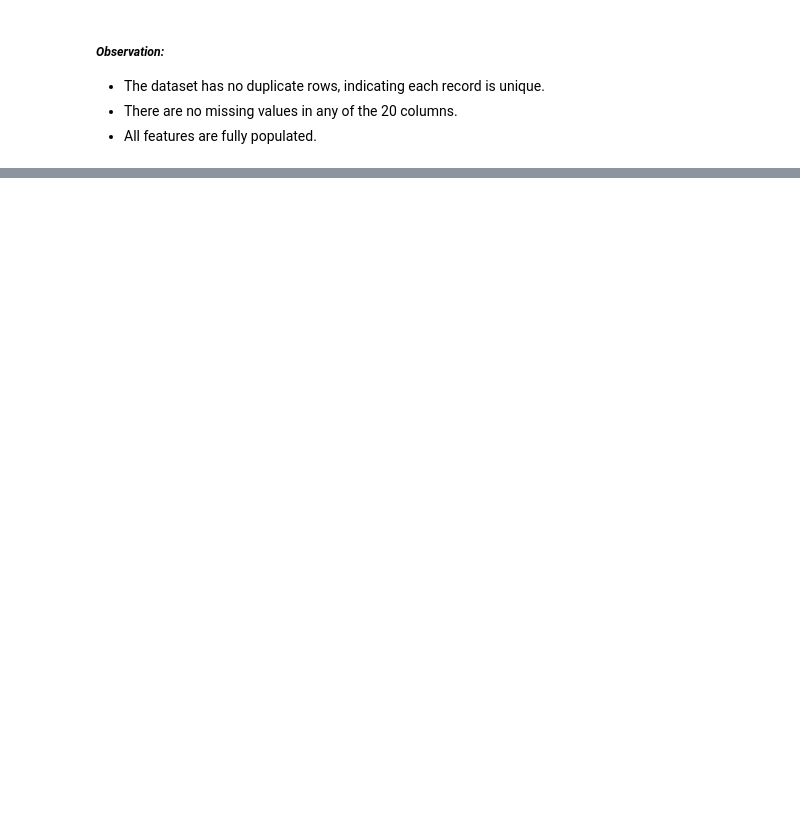
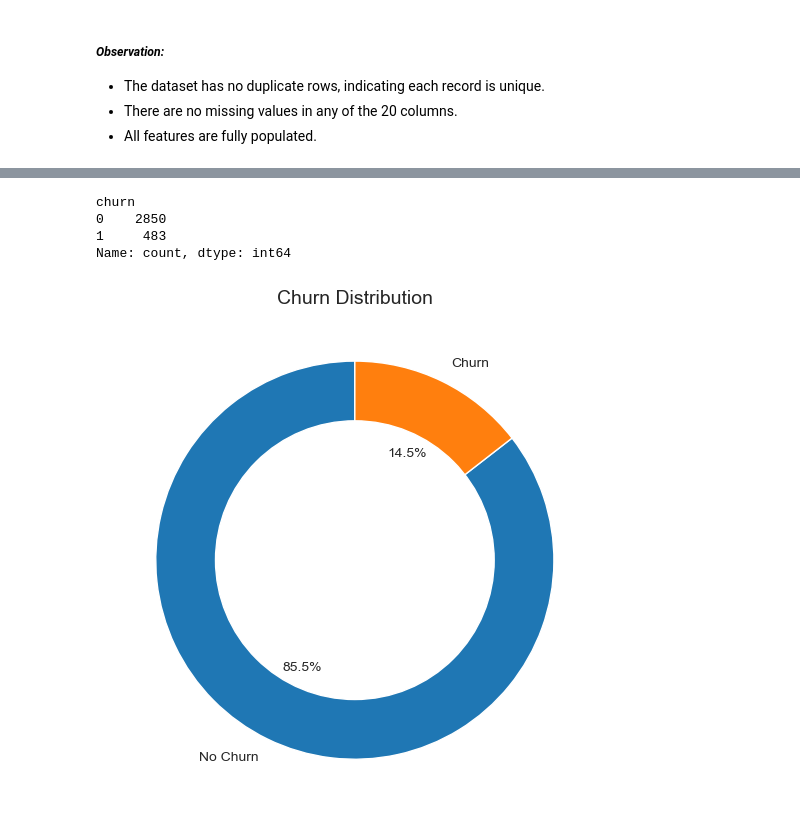
Before and after one commit to Vain-Guy/SyriaTel-Customer-Churn, a Jupyter notebook: Notebooks/index.ipynb, the cells around one changed output, grey strips where cells are left out. Drawn from its saved outputs; the diff is of its cells as text; code cells hidden in the pictures; blank space fills up the shorter version.

```diff
--- a/Notebooks/index.ipynb
+++ b/Notebooks/index.ipynb
@@ -21,8 +21,9 @@ import pandas as pd          # Data manipulation
 
 # Visualization
 import matplotlib.pyplot as plt
-plt.style.use('seaborn-v0_8-whitegrid')
+#plt.style.use('seaborn-v0_8-whitegrid')
 import seaborn as sns
+sns.set_style('darkgrid')
 
 # String manipulation
 import re
@@ -262,0 +289,34 @@ dtype: int64
+# %%
+# Map churn boolean to integer
+data['churn'] = data['churn'].map({False: 0, True: 1})
+
+# Check distribution
+churn_counts = data['churn'].value_counts()
+display(churn_counts)
+
+# Palette
+colors = ['#1F77B4', '#FF7F0E']
+
+fig, ax = plt.subplots(figsize=(5.5, 5.5))
+wedges, texts, autotexts = ax.pie(
+    churn_counts,
+    labels=['No Churn', 'Churn'],
+    autopct='%1.1f%%',
+    startangle=90,
+    colors=colors,
+    wedgeprops={'linewidth': 1, 'edgecolor': 'white'}
+)
+
+# Donut hole
+centre_circle = plt.Circle((0,0), 0.70, fc='white')
+fig.gca().add_artist(centre_circle)
+
+ax.set_title('Churn Distribution', fontsize=14)
+plt.tight_layout()
+plt.show()
+# %% [output]
+churn
+0    2850
+1     483
+Name: count, dtype: int64
+[figure, added]
```
Also changed, not shown: parts of 13 cells of this notebook.
